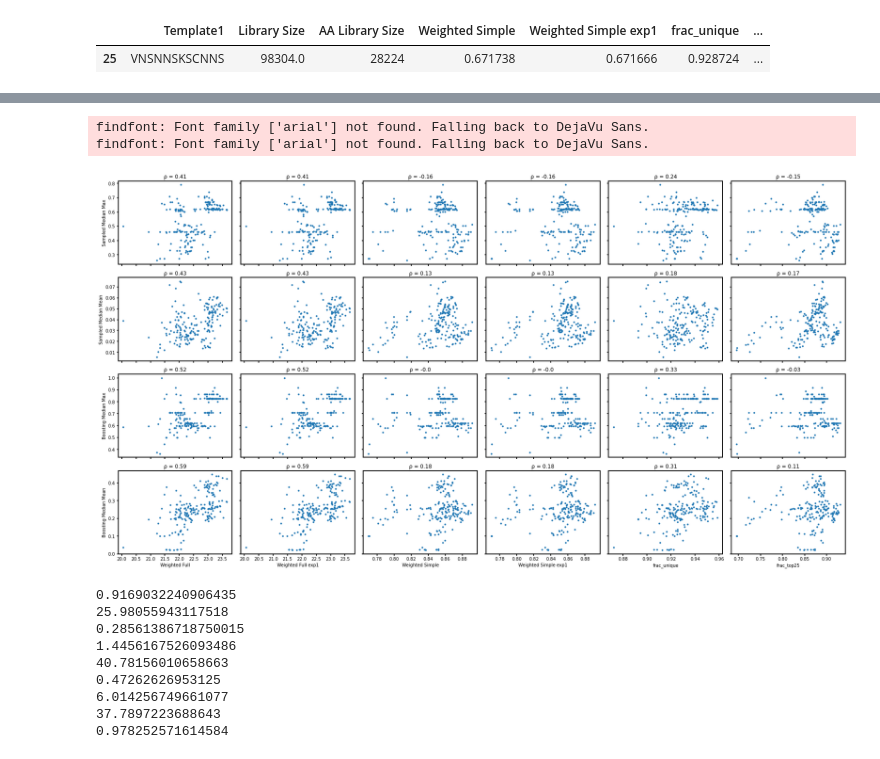
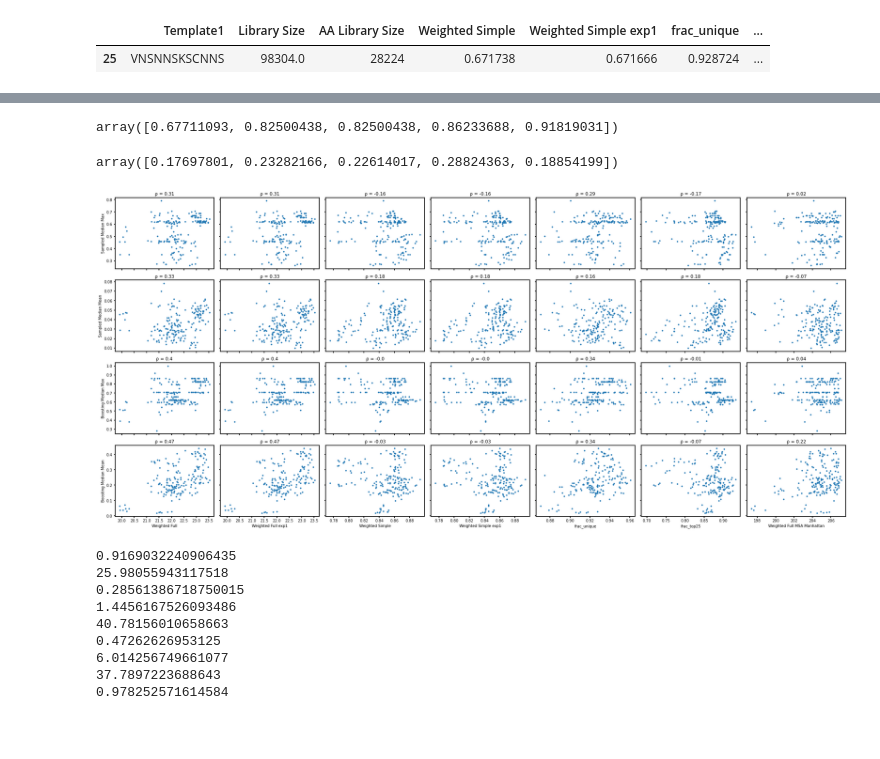
Before and after one commit to jsunn-y/DeCOIL, a Jupyter notebook: results.ipynb, the cells around one changed output, grey strips where cells are left out. Cells and saved outputs as stored; diff of their text form; code cells hidden in the pictures; blank space fills up the shorter version.

```diff
--- a/results.ipynb
+++ b/results.ipynb
@@ -400,7 +554,7 @@ df
 # %%
 #get one example from each cluster
-indices = [1, 3, 2, 6]
-first_df = df.groupby("cluster").first()
+indices = [0, 2, 3, 5, 4]
+first_df = df.groupby("cluster").nth(10)
 templates = first_df['Template1'].values[indices]
 final_encodings = np.zeros((len(templates), 48, 1))
 
@@ -445,0 +615,35 @@ plt.tight_layout()
+# %%
+font = {'family' : 'arial',
+        'size'   : 16}
+mpl.rc('font', **font)
+mpl.rc('lines', linewidth=2)
+mpl.rcParams['axes.linewidth'] = 2
+mpl.rcParams['xtick.major.width'] = 2
+mpl.rcParams['ytick.major.width'] = 2
+
+plt.figure(figsize=(6,6))
+
+columns = ['descriptor']
+order = ['initial', 'simple_exp010_GB1', 'simple_exp1_GB1', 'simple_exp25_GB1', 'random']
+df_subset = df[df['descriptor'].isin(order)]
+colors = ['tab:gray', 'tab:orange', 'tab:green', 'tab:red', 'tab:blue']
+
+for i, column in enumerate(columns):
+    plt.subplot(len(columns), 1, i+1)
+    sns.scatterplot(data=df_subset, x = 'tSNE1', y = 'tSNE2', hue=column,  palette=colors, hue_order=order, legend=False)
+    #plt.legend(bbox_to_anchor=(1.05, 1), loc='upper left', borderaxespad=0)
+    ax = plt.gca()
+    ax.set_aspect('equal', adjustable='box')
+    plt.xlabel('t-SNE 1')
+    plt.ylabel('t-SNE 2')
+    plt.xlim(-55, 55)
+    plt.ylim(-55, 55)
+    plt.xticks(np.arange(-50, 60, 25))
+    plt.yticks(np.arange(-50, 60, 25))
+
+sns.scatterplot(df_subset[df_subset['descriptor'] == 'random']['tSNE1'], df_subset[df_subset['descriptor'] == 'random']['tSNE2'], color='tab:blue')
+
+#plt.plot(selected['tSNE1'][4], selected['tSNE2'][4], 's')
+
+plt.tight_layout()
+#plt.savefig('tSNE.svg')
@@ -469,5 +685,5 @@ plt.tight_layout()
 # %%
-top_df = df.sort_values('Weighted Full exp1',ascending = False).groupby('descriptor').head(10)
+top_df = df.sort_values('Weighted Full',ascending = False).groupby('descriptor').head(10)
 top_df
 # %% [output]
 |  | Unnamed: 0 | Template1 | Library Size | AA Library Size | Weighted Simple | Weighted Simple exp1 | ... |
@@ -533,42 +818,50 @@ Text(0.5, 0, 'Optimized Libraries')
+# %%
+median_maxes = np.median(maxes2, axis = 0)
+median_maxes
+# %% [output]
+array([0.67711093, 0.82500438, 0.82500438, 0.86233688, 0.91819031])
+# %%
+median_means = np.median(means2, axis = 0)
+median_means
+# %% [output]
+array([0.17697801, 0.23282166, 0.22614017, 0.28824363, 0.18854199])
 # %%
 #correlation plots
-df_subset = df[df['descriptor'] == 'simple_stochastic']
+df_subset = df[df['descriptor'] == 'simple_exp1_GB1']
 
-xnames = ['Weighted Full', 'Weighted Full exp1', 'Weighted Simple', 'Weighted Simple exp1', 'frac_unique', 'frac_top25']
+xnames = ['Weighted Full', 'Weighted Full exp1', 'Weighted Simple', 'Weighted Simple exp1', 'frac_unique', 'frac_top25', 'Weighted Full MSA Manhattan']
 ynames = ['Sampled Median Max', 'Sampled Median Mean', 'Boosting Median Max', 'Boosting Median Mean']
 
 fig, axs = plt.subplots(len(ynames), len(xnames), figsize = (4*len(xnames), 3.2*len(ynames)))
 
 for j, yname in enumerate(ynames):
     for i, xname in enumerate(xnames):
 
         x = df_subset[xname].values
         y = df_subset[yname].values
 
         # order = coverages.argsort()
         # ranks1 = order.argsort()
         plt.subplot(len(ynames),len(xnames), len(xnames)*(j) + i +1)
         plt.plot(x, y, '.')
         #plt.plot(x_random/384, y_random, 'k-')
         #plt.plot(1, y_triad_4000, 'r.')
 
         if j == len(ynames) - 1:
             plt.xlabel(xname)
         else:
             axs[j, i].set_xticklabels([])
 
         if i == 0:
             plt.ylabel(yname)
         else:
             axs[j, i].set_yticklabels([])
 
         plt.title('\u03C1 = ' + str(round(spearmanr(x, y)[0],2)))
 
 plt.tight_layout()
 # %% [output]
-findfont: Font family ['arial'] not found. Falling back to DejaVu Sans.
-findfont: Font family ['arial'] not found. Falling back to DejaVu Sans.
-[figure, old version]
+[figure, new version]
 # %%
 fitness_df = pd.read_csv('/home/jyang4/repos/StARDUST/data/GB1/fitness.csv')
 
```
Also changed, not shown: parts of 58 cells of this notebook, 59 other files.
